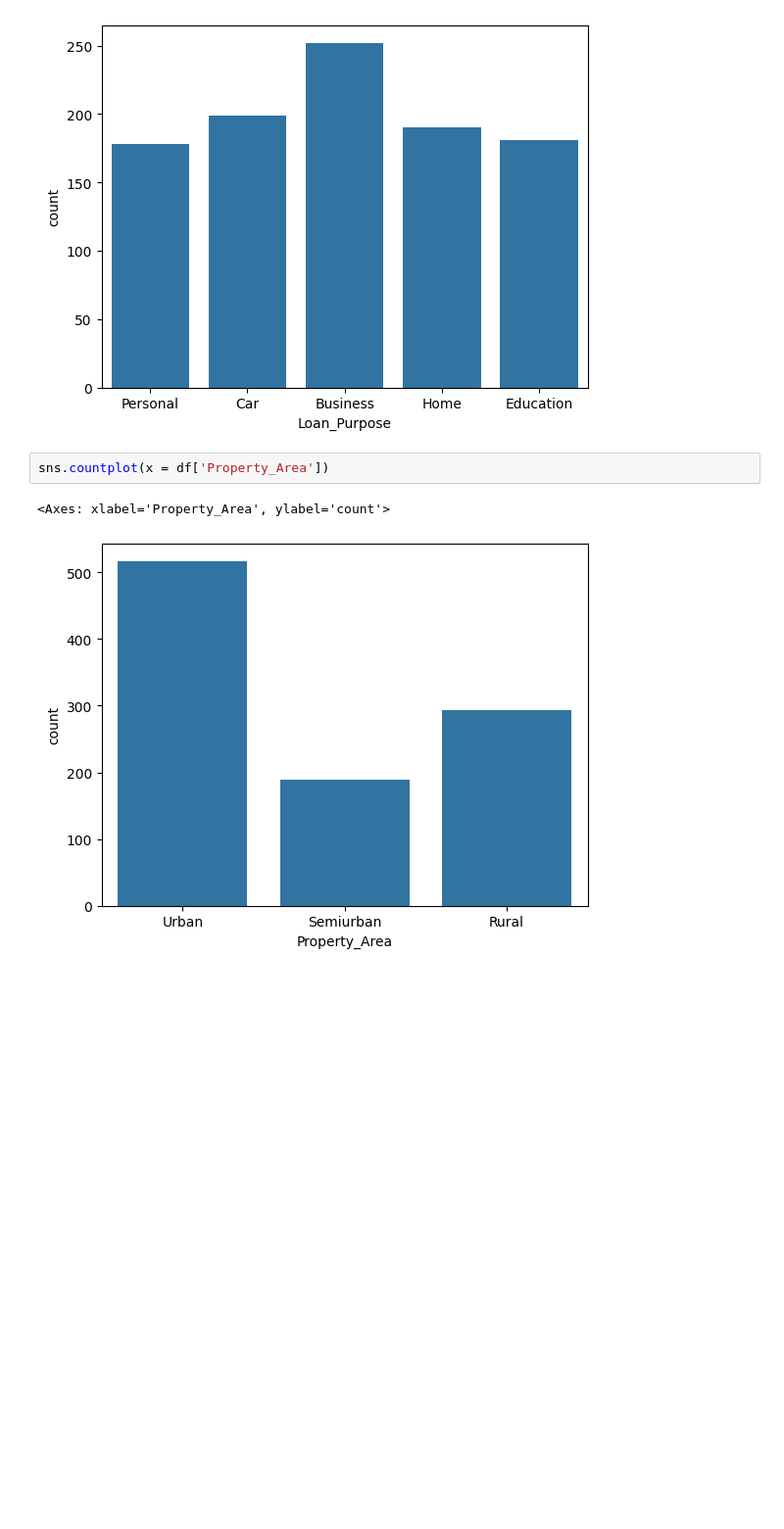
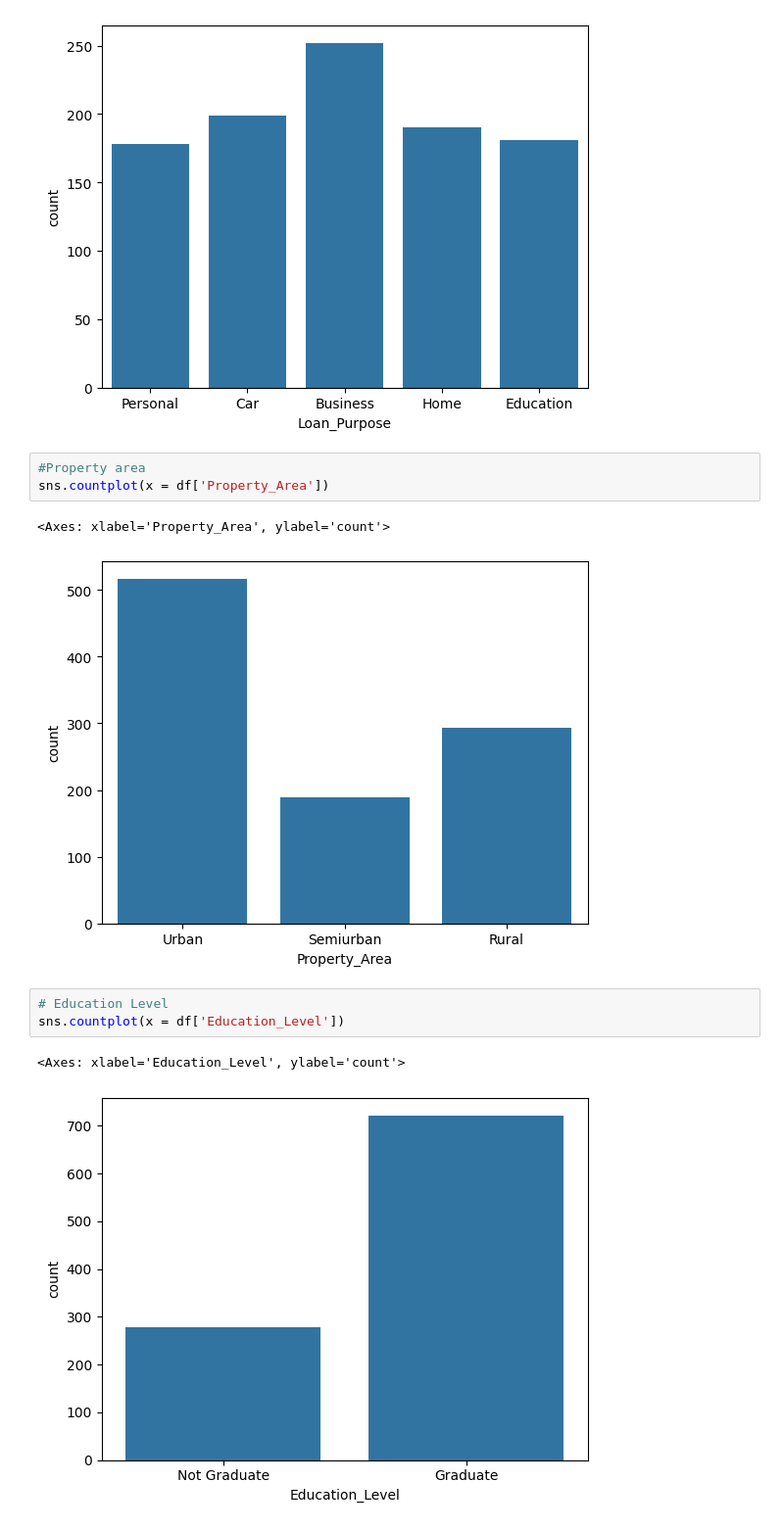
Before and after one commit to 24f3004415/LoanApproval-MLSystem, a Jupyter notebook: Loan-approval-MLsystem.ipynb, the cells around one changed output. Shown at 98% size. Cells and saved outputs as stored; diff of their text form; blank space fills up the shorter version.

```diff
--- a/Loan-approval-MLsystem.ipynb
+++ b/Loan-approval-MLsystem.ipynb
@@ -324,7 +324,14 @@ plt.show
 <function matplotlib.pyplot.show(close=None, block=None)>
 [figure]
 # %%
+#Property area
 sns.countplot(x = df['Property_Area'])
 # %% [output]
 <Axes: xlabel='Property_Area', ylabel='count'>
 [figure]
+# %%
+# Education Level
+sns.countplot(x = df['Education_Level'])
+# %% [output]
+<Axes: xlabel='Education_Level', ylabel='count'>
+[figure, added]
```
Also changed, not shown: parts of 22 cells of this notebook.
